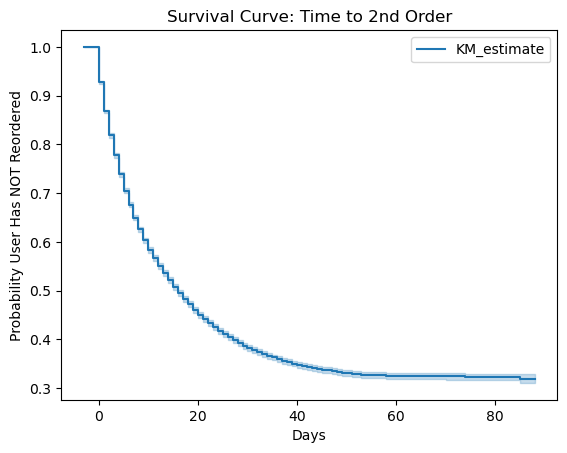
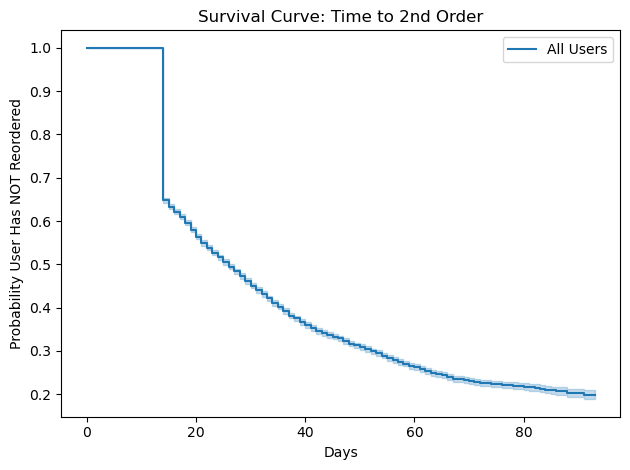
Code edit (unified diff) that turned the first committed figure into the second:
--- before
+++ after
@@ -3,3 +3,5 @@
 plt.xlabel("Days")
 plt.ylabel("Probability User Has NOT Reordered")
+plt.tight_layout()
+plt.savefig("Survival Curve: Time to 2nd Order.png", dpi=300, bbox_inches='tight')
 plt.show()

Commit: Rename images, update README